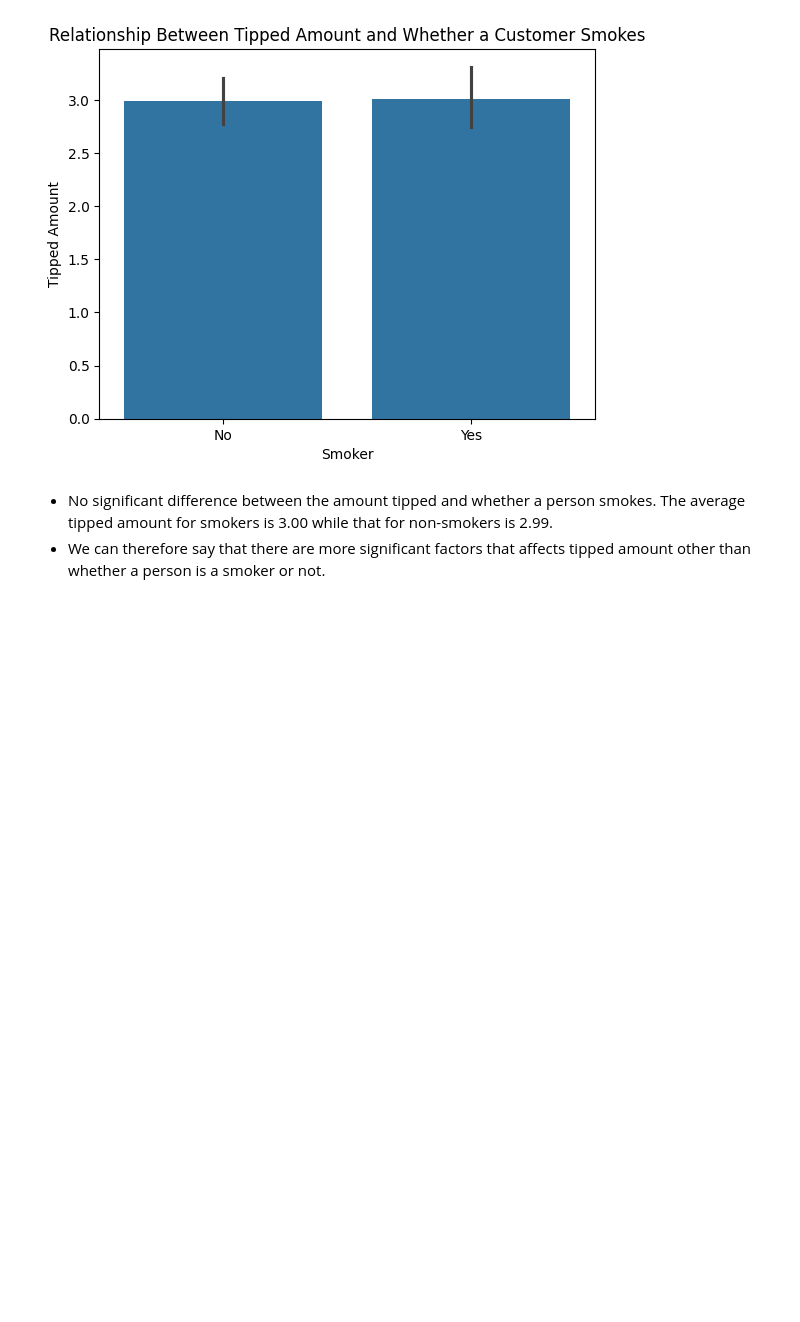
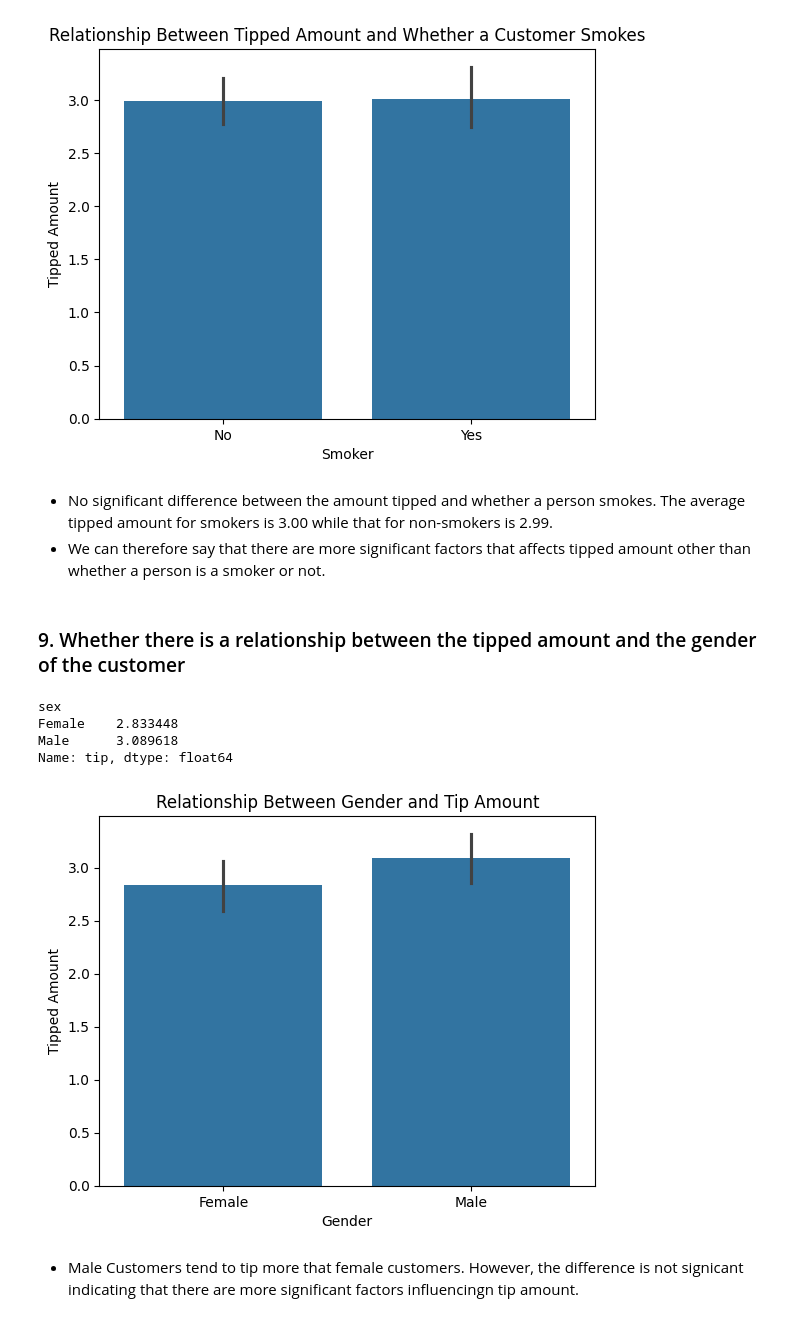
Before and after one commit to mut-rogers/tipsEDA, a Jupyter notebook: tips.ipynb, the cells around one changed output. Drawn from its saved outputs; the diff is of its cells as text; code cells hidden in the pictures; blank space fills up the shorter version.

```diff
--- a/tips.ipynb
+++ b/tips.ipynb
@@ -257,3 +257,19 @@ set_xylabels("Smoker", "Tipped Amount", "Relationship Between Tipped Amount and
 # %% [markdown]
 - No significant difference between the amount tipped and whether a person smokes. The average tipped amount for smokers is 3.00 while that for non-smokers is 2.99.
 - We can therefore say that there are more significant factors that affects tipped amount other than whether a person is a smoker or not.
+# %% [markdown]
+### 9. Whether there is a relationship between the tipped amount and the gender of the customer
+# %%
+tips_dataset.groupby("sex").tip.agg("mean")
+# %% [output]
+sex
+Female    2.833448
+Male      3.089618
+Name: tip, dtype: float64
+# %%
+sns.barplot(tips_dataset, x="sex", y="tip")
+set_xylabels("Gender", "Tipped Amount", "Relationship Between Gender and Tip Amount")
+# %% [output]
+[figure, added]
+# %% [markdown]
+- Male Customers tend to tip more that female customers. However, the difference is not signicant indicating that there are more significant factors influencingn tip amount.
```
